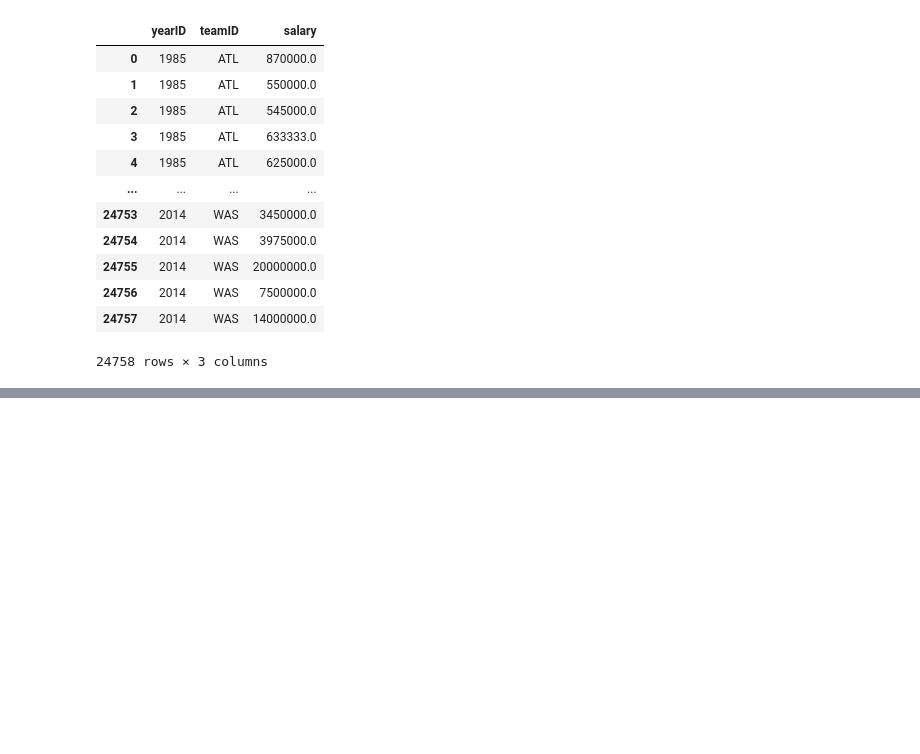
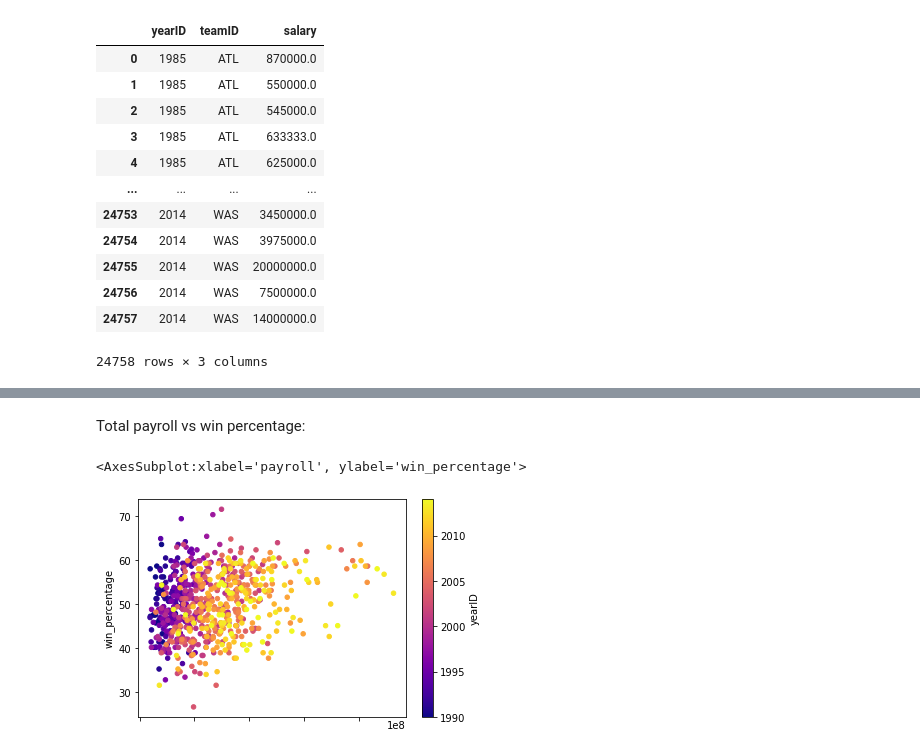
Before and after one commit to NickOuellet/Moneyball, a Jupyter notebook: Project 2 Moneyball.ipynb, the cells around one changed output, grey strips where cells are left out. Cells and saved outputs as stored; diff of their text form; code cells hidden in the pictures; blank space fills up the shorter version.

```diff
--- a/Project 2 Moneyball.ipynb
+++ b/Project 2 Moneyball.ipynb
@@ -133,0 +139,7 @@ Teams starts from the year 1871, whereas Salaries starts from 1985. Used WITH at
+# %% [markdown]
+Total payroll vs win percentage:
+# %%
+relation.plot.scatter(x = "payroll", y = "win_percentage", c="yearID", cmap="plasma")
+# %% [output]
+<AxesSubplot:xlabel='payroll', ylabel='win_percentage'>
+[figure, added]
```
Also changed, not shown: parts of 19 cells of this notebook.
